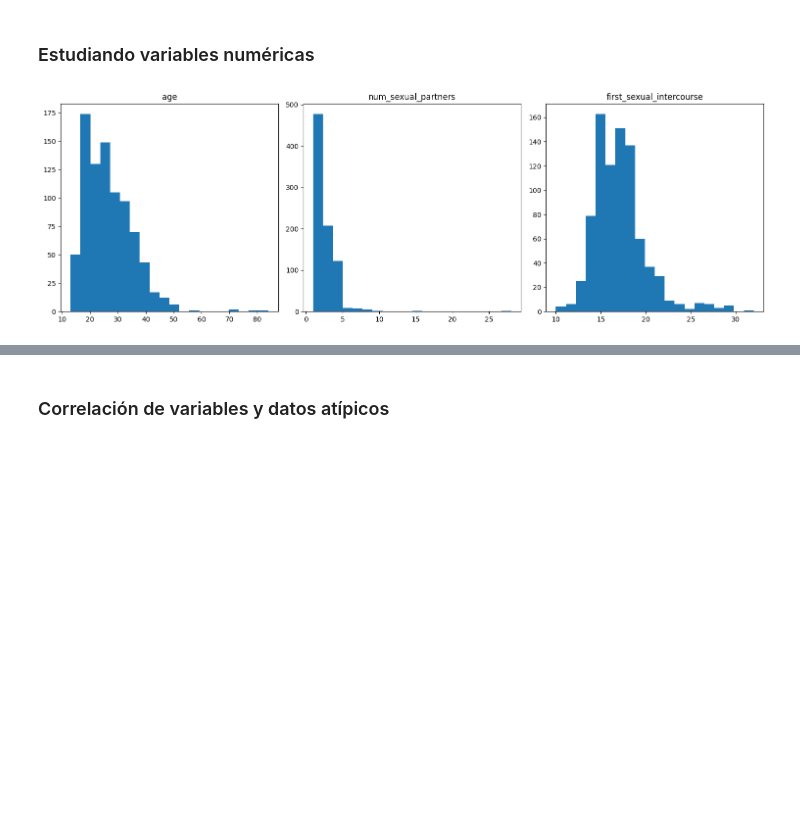
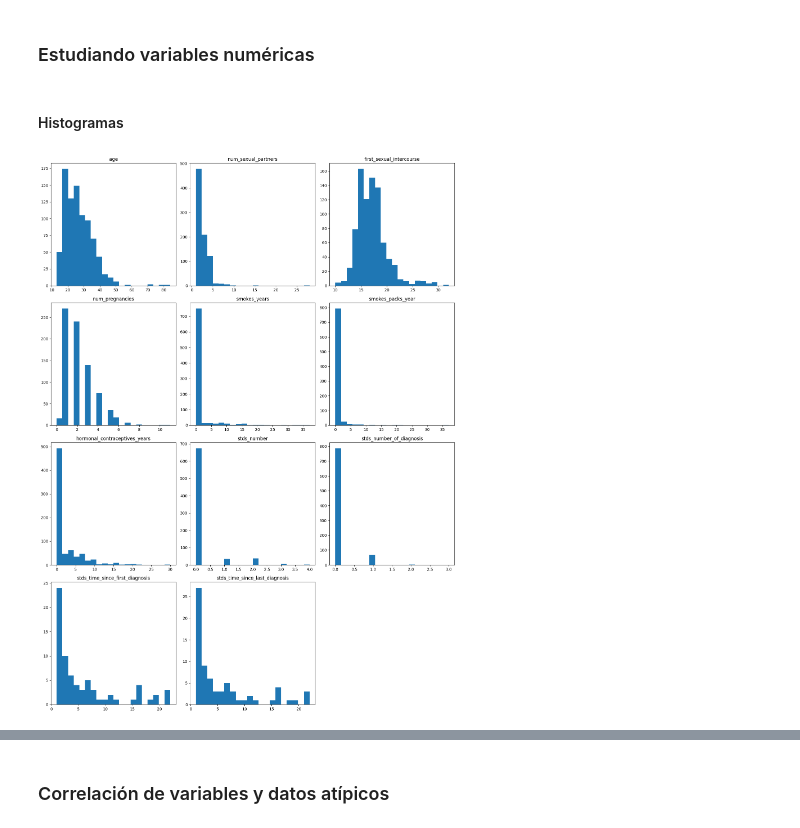
Before and after one commit to MGonza20/Lab1_DataScience, a Jupyter notebook: Lab1_DS.ipynb, the cells around one changed output, grey strips where cells are left out. Cells and saved outputs as stored; diff of their text form; code cells hidden in the pictures; blank space fills up the shorter version.

```diff
--- a/Lab1_DS.ipynb
+++ b/Lab1_DS.ipynb
@@ -98,13 +98,25 @@ data.describe()
 8 rows × 25 columns
 # %% [markdown]
 ### Estudiando variables numéricas
+# %% [markdown]
+#### Histogramas
 # %%
+frequency_rows = len(cuantitative_vars) // 3 + 1
+frequency_cols = 3
 
+fig, axs = plt.subplots(frequency_rows, frequency_cols, figsize=(15, 5 * frequency_rows))
+axs = axs.flatten()
 
-for var in cuantitative_vars:
+for ax, var in zip(axs, cuantitative_vars):
     data[var] = pd.to_numeric(data[var], errors='coerce')
-    plt.hist(data[var], bins=20)
-    plt.title(var)
-    plt.show()
+    ax.hist(data[var], bins=20)
+    ax.set_title(var)
+
+for ax in axs[len(cuantitative_vars):]:
+    ax.axis('off')
+
+plt.tight_layout()
+
+plt.show()
 # %% [output]
-[figure, old version]
+[figure, new version]
```
Also changed, not shown: parts of 2 cells of this notebook.
